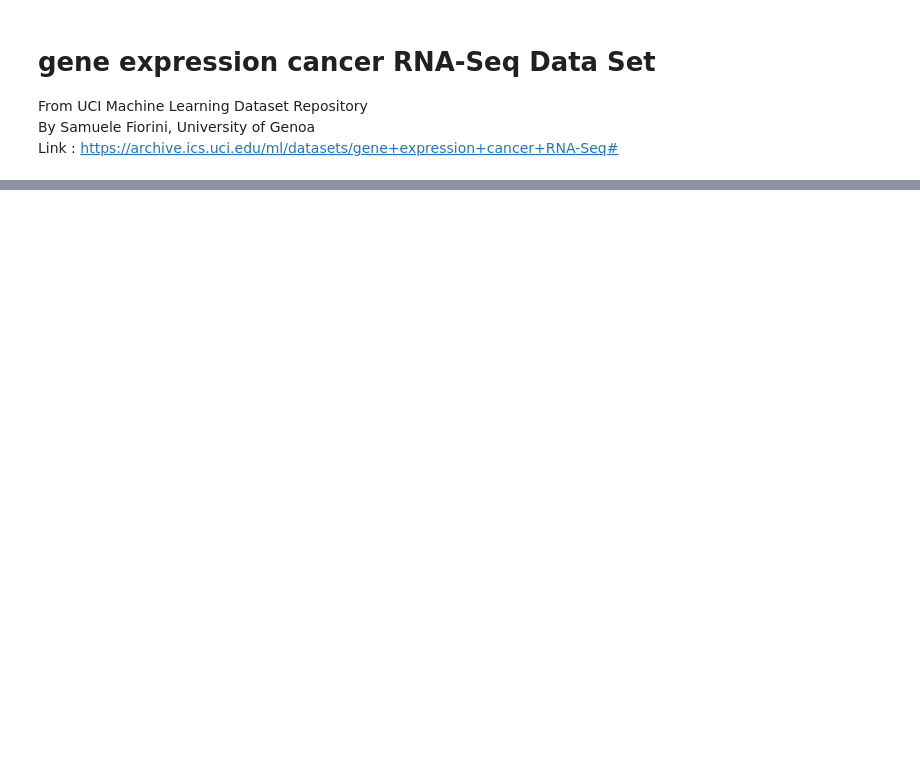
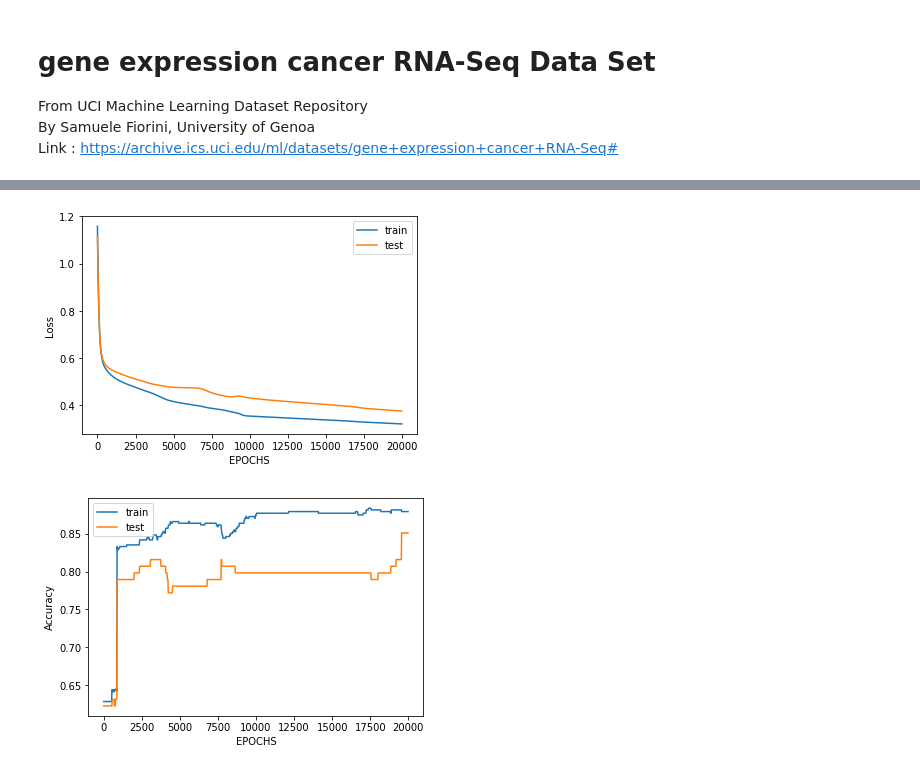
Before and after one commit to bgargi/Neural-Network-Assignments, a Jupyter notebook: Assignment-3/Perceptron.ipynb, the cells around one changed output, grey strips where cells are left out. Cells and saved outputs as stored; diff of their text form; code cells hidden in the pictures; blank space fills up the shorter version.

```diff
--- a/Assignment-3/Perceptron.ipynb
+++ b/Assignment-3/Perceptron.ipynb
@@ -370,0 +299,22 @@ plot_accuracy(epoch_his,train_acc_his,test_acc_his)
+# %%
+#Dropping indexes
+df = df.drop(0,axis=1)
+# %%
+#Splitting into training and testing data
+df = df.sample(frac = 1.0).reset_index(drop = True)
+labels = df[1]
+df = df.drop(1 , axis =1)
+
+labels = pd.get_dummies(labels)#['M']
+
+
+div = 0.8
+N = len(df)
+X_train = df[:int(div*N)].values
+Y_train = labels[:int(div*N)].values
+X_test = df[int(div*N):].values
+Y_test = labels[int(div*N):].values
+# %%
+layer_list = [30,45,45,45,45,2]
+activation_list = ['sigmoid','sigmoid','sigmoid','sigmoid','softmax']
+model = MultiLayerPerceptron(layer_list,activation_list)
@@ -370,0 +332,11 @@ plot_accuracy(epoch_his,train_acc_his,test_acc_his)
+# %%
+train_loss_his,train_acc_his,test_loss_his,test_acc_his,epoch_his = model.train(X_train,
+                                                                                Y_train ,
+                                                                                X_test,
+                                                                                Y_test,
+                                                                                metric='accuracy_multiclass',
+                                                                                loss_function_string='softmax_multiclass_cross_entropy',
+                                                                                epochs = 20000,
+                                                                                record_at = 20,
+                                                                                learning_rate= 0.00000001,
+                                                                                learning_rate_decay=False)
@@ -370,0 +361,6 @@ plot_accuracy(epoch_his,train_acc_his,test_acc_his)
+# %%
+plot_loss(epoch_his,train_loss_his,test_loss_his)
+plot_accuracy(epoch_his,train_acc_his,test_acc_his)
+# %% [output]
+[figure, added]
+[figure, added]
```
Also changed, not shown: parts of 28 cells of this notebook, 1 other file.
